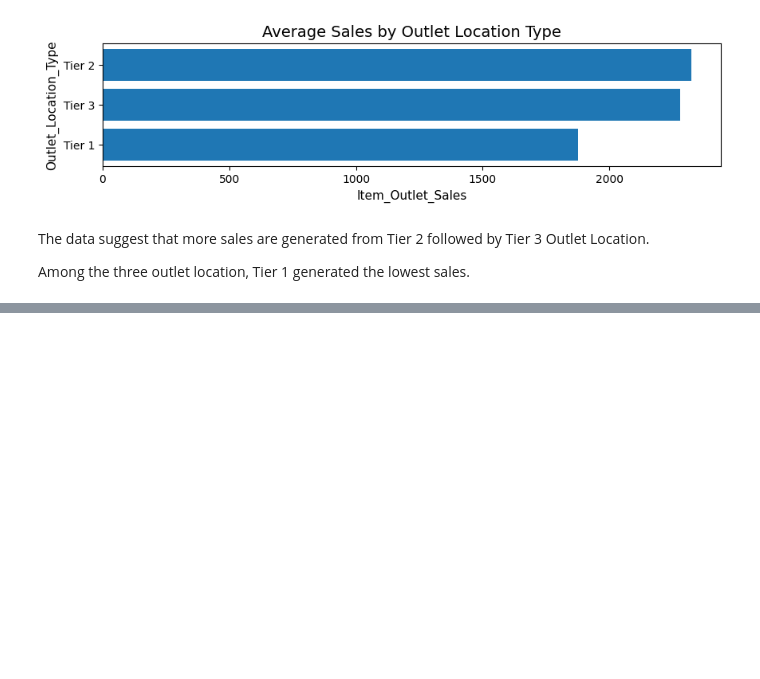
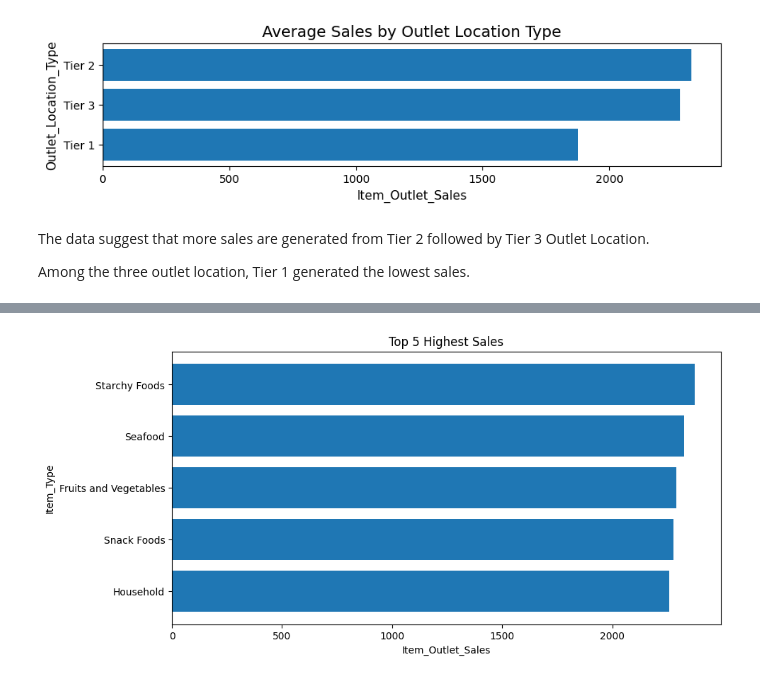
Before and after one commit to maricelandal/food-sales-predictions, a Jupyter notebook: food_sales_prediction.ipynb, the cells around one changed output, grey strips where cells are left out. Saved outputs shown, nothing was run; the diff lists cells and outputs as text; code cells hidden in the pictures; blank space fills up the shorter version.

```diff
--- a/food_sales_prediction.ipynb
+++ b/food_sales_prediction.ipynb
@@ -648,3 +648,8 @@ plt.show();
 The data suggest that more sales are generated from Tier 2 followed by Tier 3 Outlet Location.
 
 Among the three outlet location, Tier 1 generated the lowest sales.
+# %%
+# filter data (top 5)
+
+item_type_top5 = df.groupby('Item_Type')['Item_Outlet_Sales'].mean().sort_values(ascending = False).head(5)
+item_type_top5
@@ -650,0 +664,16 @@ Among the three outlet location, Tier 1 generated the lowest sales.
+# %%
+# use the variable to sort values by top 5 Item Type
+item_type_top5 = item_type_top5.sort_values()
+
+# Plot the horizontal bar sorted from highest to lowest
+plt.figure(figsize=(10,5))
+plt.barh(item_type_top5.index, item_type_top5.values)
+
+# Labels and Title
+plt.ylabel('Item_Type')
+plt.xlabel('Item_Outlet_Sales')
+plt.title("Top 5 Highest Sales")
+
+plt.show();
+# %% [output]
+[figure, added]
```
Also changed, not shown: parts of 11 cells of this notebook.
